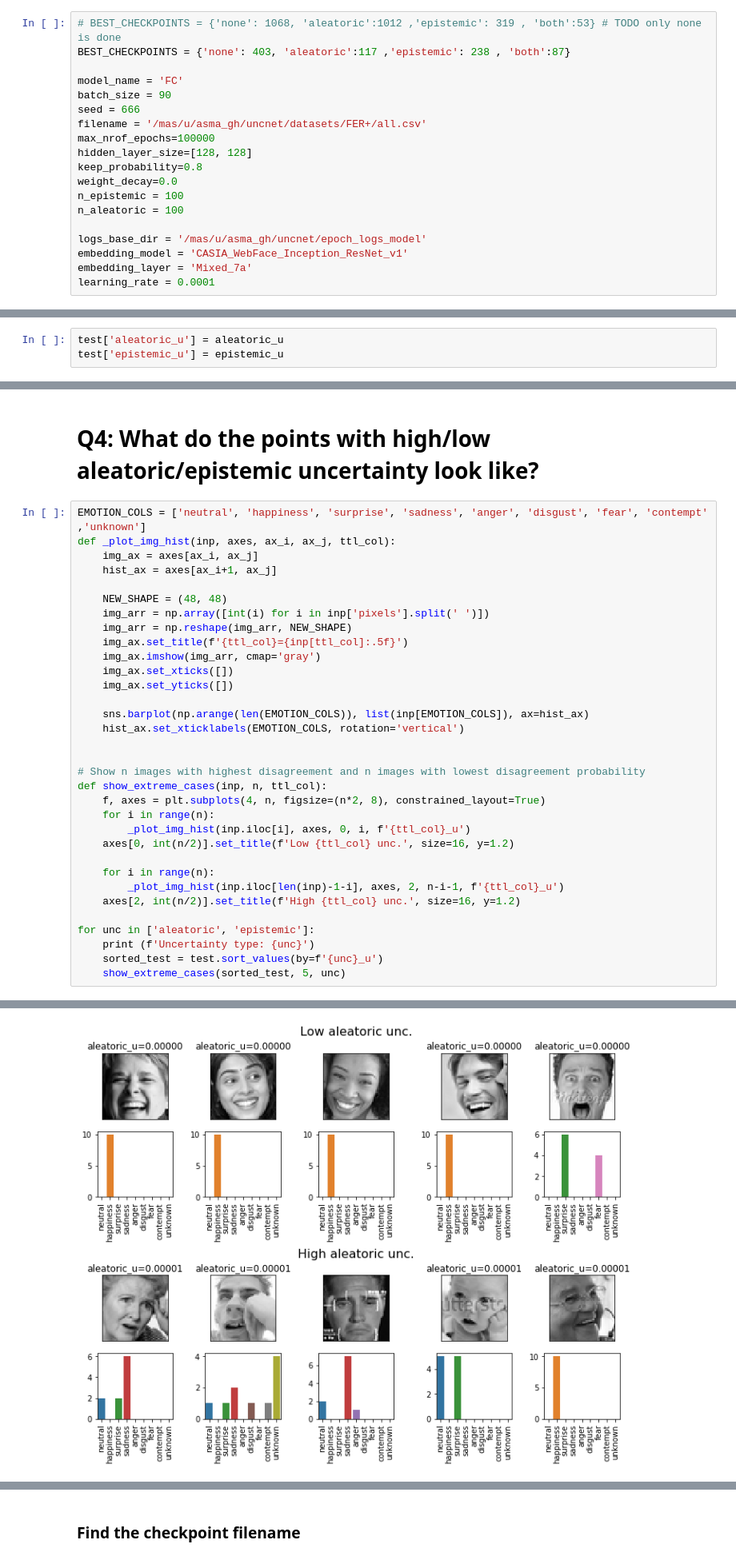
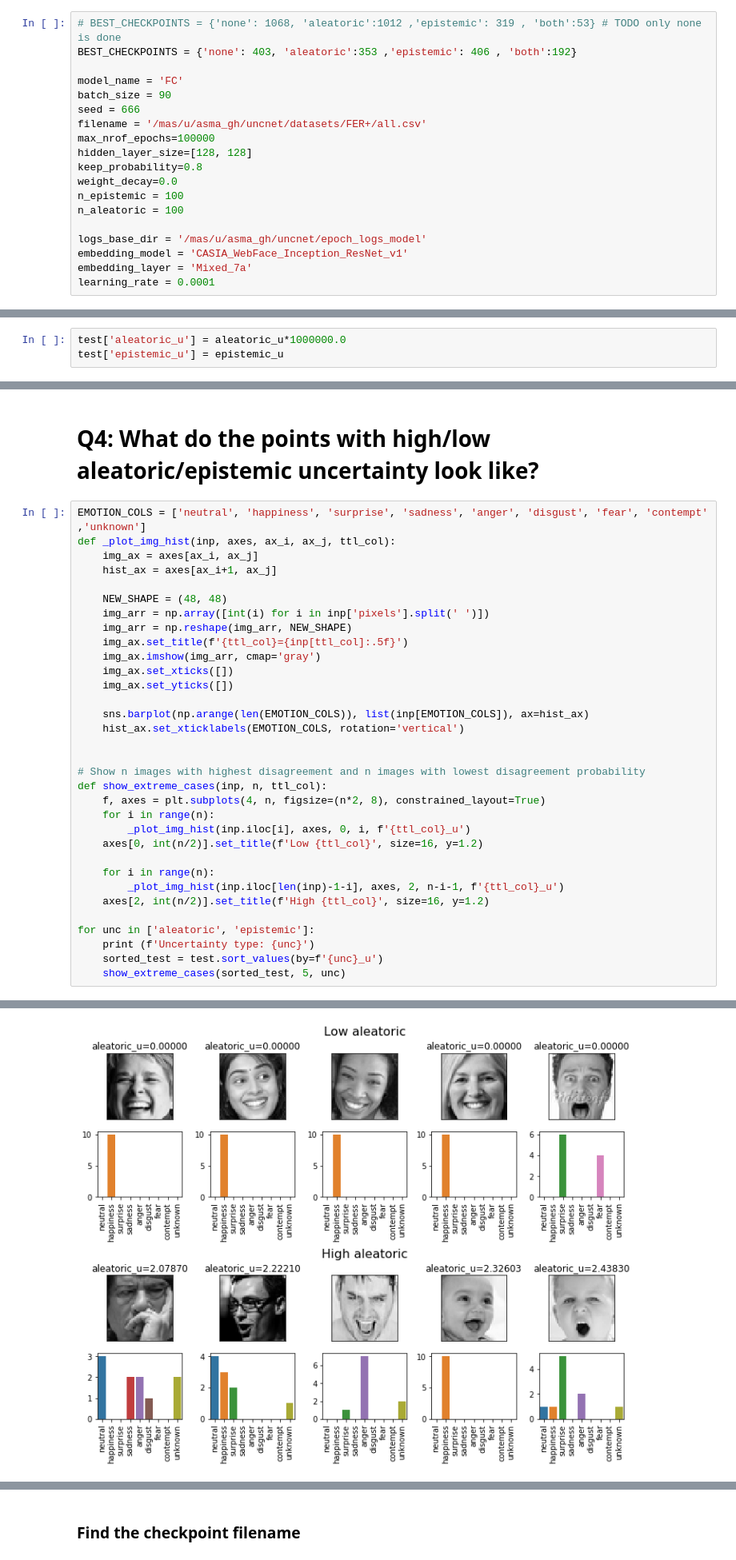
Before and after one commit to asmadotgh/unc-net, a Jupyter notebook: src/uncnet_exploration.ipynb, the cells around one changed output, grey strips where cells are left out. Shown: that part at 80% size. Drawn from its saved outputs; the diff is of its cells as text.

```diff
--- a/src/uncnet_exploration.ipynb
+++ b/src/uncnet_exploration.ipynb
@@ -23,7 +23,7 @@ np.random.seed(0)
 # Logistics
 # %%
 # BEST_CHECKPOINTS = {'none': 1068, 'aleatoric':1012 ,'epistemic': 319 , 'both':53} # TODO only none is done
-BEST_CHECKPOINTS = {'none': 403, 'aleatoric':117 ,'epistemic': 238 , 'both':87}
+BEST_CHECKPOINTS = {'none': 403, 'aleatoric':353 ,'epistemic': 406 , 'both':192}
 
 model_name = 'FC'
 batch_size = 90
@@ -195,5 +195,5 @@ INFO:tensorflow:Restoring parameters from /mas/u/asma_gh/uncnet/epoch_logs_model
 # %%
-test['aleatoric_u'] = aleatoric_u
+test['aleatoric_u'] = aleatoric_u*1000000.0
 test['epistemic_u'] = epistemic_u
 # %%
 def find_unc_samples(test, uncertainty_type, percentage=0.75, sort_ascending=True):
@@ -264,33 +264,33 @@ def _plot_img_hist(inp, axes, ax_i, ax_j, ttl_col):
     hist_ax = axes[ax_i+1, ax_j]
 
     NEW_SHAPE = (48, 48)
     img_arr = np.array([int(i) for i in inp['pixels'].split(' ')])
     img_arr = np.reshape(img_arr, NEW_SHAPE)
     img_ax.set_title(f'{ttl_col}={inp[ttl_col]:.5f}')
     img_ax.imshow(img_arr, cmap='gray')
     img_ax.set_xticks([])
     img_ax.set_yticks([])
 
     sns.barplot(np.arange(len(EMOTION_COLS)), list(inp[EMOTION_COLS]), ax=hist_ax)
     hist_ax.set_xticklabels(EMOTION_COLS, rotation='vertical')
 
 
 # Show n images with highest disagreement and n images with lowest disagreement probability
 def show_extreme_cases(inp, n, ttl_col):
     f, axes = plt.subplots(4, n, figsize=(n*2, 8), constrained_layout=True)
     for i in range(n):
         _plot_img_hist(inp.iloc[i], axes, 0, i, f'{ttl_col}_u')
-    axes[0, int(n/2)].set_title(f'Low {ttl_col} unc.', size=16, y=1.2)
+    axes[0, int(n/2)].set_title(f'Low {ttl_col}', size=16, y=1.2)
 
     for i in range(n):
         _plot_img_hist(inp.iloc[len(inp)-1-i], axes, 2, n-i-1, f'{ttl_col}_u')
-    axes[2, int(n/2)].set_title(f'High {ttl_col} unc.', size=16, y=1.2)
+    axes[2, int(n/2)].set_title(f'High {ttl_col}', size=16, y=1.2)
 
 for unc in ['aleatoric', 'epistemic']:
     print (f'Uncertainty type: {unc}')
     sorted_test = test.sort_values(by=f'{unc}_u')
     show_extreme_cases(sorted_test, 5, unc)
 # %% [output]
 Uncertainty type: aleatoric
 Uncertainty type: epistemic
-[figure, old version]
+[figure, new version]
```
Also changed, not shown: parts of 5 cells of this notebook.
